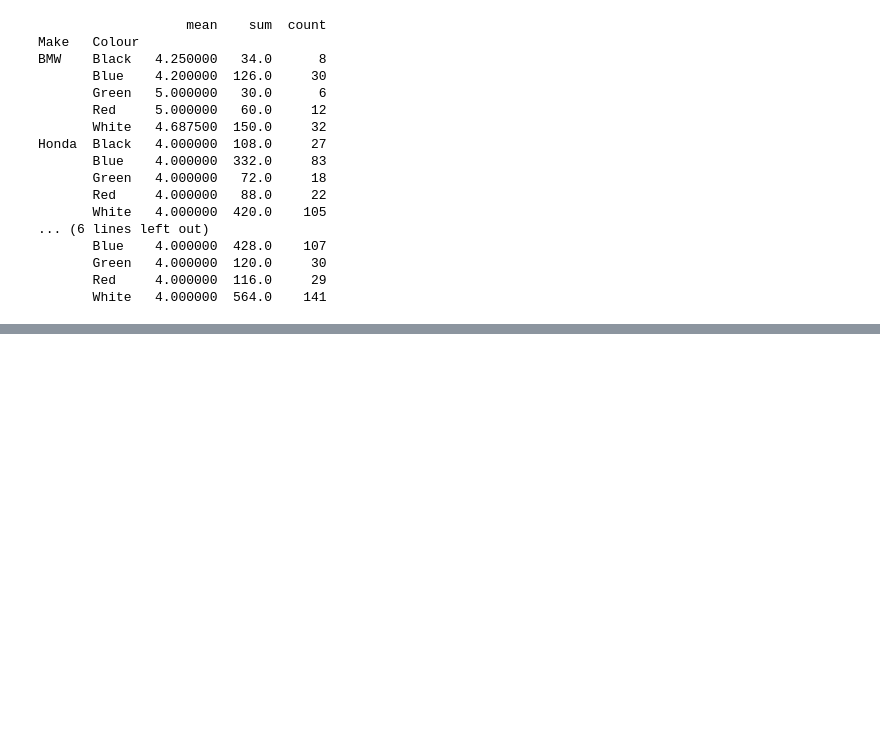
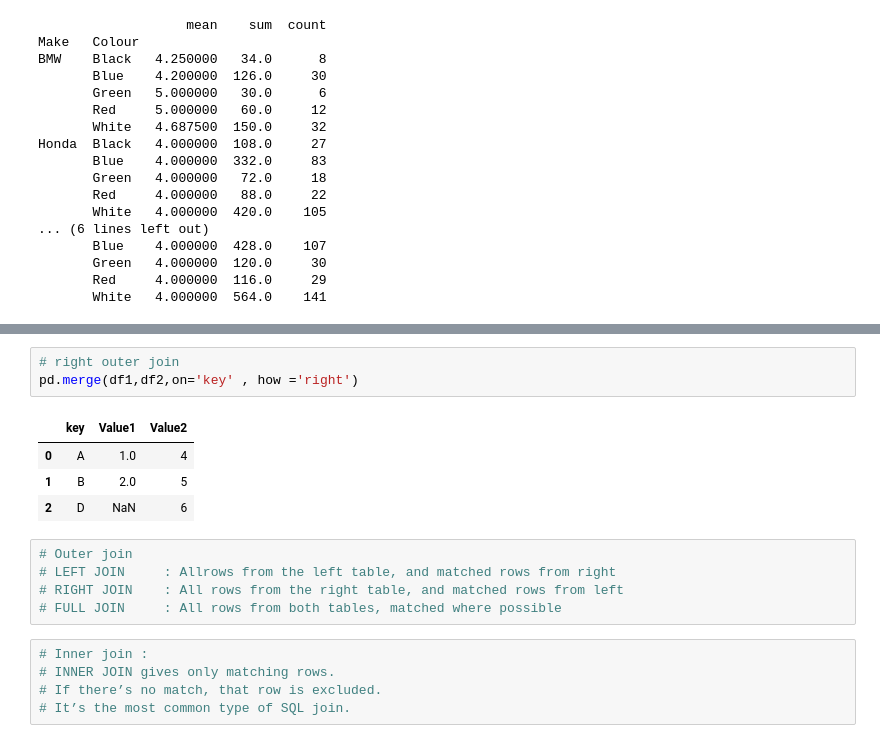
Before and after one commit to rajpuranirali/DS, a Jupyter notebook: DA/data_manipulation .ipynb, the cells around one changed output, grey strips where cells are left out. Saved outputs shown, nothing was run; the diff lists cells and outputs as text; blank space fills up the shorter version.

```diff
--- a/DA/data_manipulation .ipynb
+++ b/DA/data_manipulation .ipynb
@@ -462,0 +509,18 @@ Honda  Black   4.000000  108.0     27
+# %%
+# right outer join
+pd.merge(df1,df2,on='key' , how ='right')
+# %% [output]
+|  | key | Value1 | Value2 |
+| 0 | A | 1.0 | 4 |
+| 1 | B | 2.0 | 5 |
+| 2 | D | NaN | 6 |
+# %%
+# Outer join
+# LEFT JOIN	    : Allrows from the left table, and matched rows from right
+# RIGHT JOIN	: All rows from the right table, and matched rows from left
+# FULL JOIN	    : All rows from both tables, matched where possible
+# %%
+# Inner join :
+# INNER JOIN gives only matching rows.
+# If there’s no match, that row is excluded.
+# It’s the most common type of SQL join.
```
Also changed, not shown: parts of 6 cells of this notebook.
